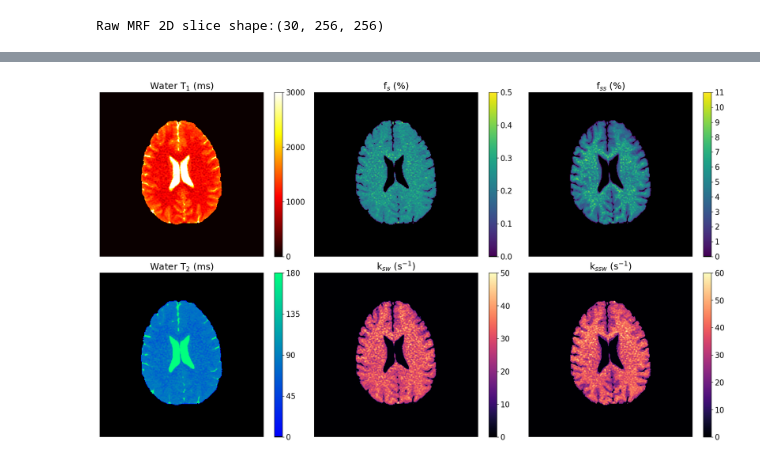
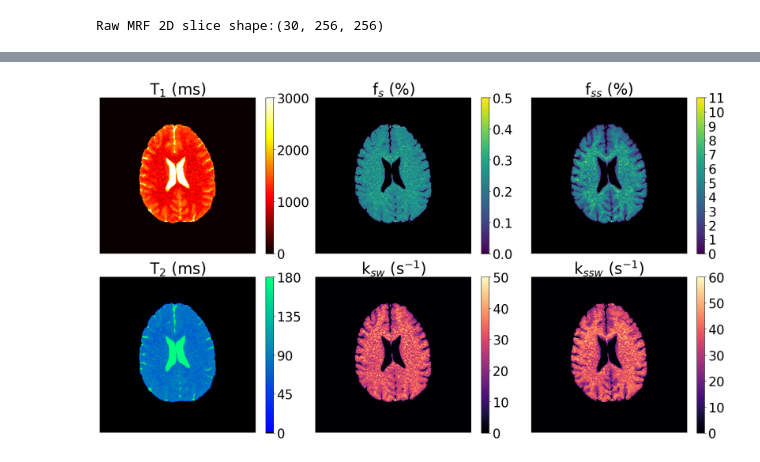
Before and after one commit to momentum-laboratory/molecular-mrf, a Jupyter notebook: human_example/inference.ipynb, the cells around one changed output, grey strips where cells are left out. Drawn from its saved outputs; the diff is of its cells as text; code cells hidden in the pictures.

```diff
--- a/human_example/inference.ipynb
+++ b/human_example/inference.ipynb
@@ -129,36 +129,36 @@ positions = {
     'Kssw': (1, 2)
 }
 
 
 plt.figure(figsize=(18,20))
 
-matplotlib.rc('xtick', labelsize=15)
-matplotlib.rc('ytick', labelsize=15)
-plt.rcParams.update({'font.size': 15})
+matplotlib.rc('xtick', labelsize=25)
+matplotlib.rc('ytick', labelsize=25)
+plt.rcParams.update({'font.size': 25})
 
 for i, param in enumerate(params):
     position = positions[param]
     plt.subplot2grid((4, 3), position)
     signal = quant_maps[param]
     title = param
     if param in ['T1w', 'T2w']:
-        title = 'Water ' + param[:1] + f'$_{{{param[1]}}}$' +' (ms)'
+        title = param[:1] + f'$_{{{param[1]}}}$' +' (ms)'
 
     if param in ['M0s', 'M0ss']:
         signal = signal * 100
         title = 'f' + f'$_{{{param[2:]}}}$' +' (%)'
     if param in ['Ksw', 'Kssw']:
         signal = signal
         title = param.lower()[:1] + f'$_{{{param[1:]}}}$' +' (s$^{-1}$)'
 
     plt.imshow(signal*mask, cmap=colormaps[param])
     plt.title(title)
     plt.colorbar(orientation='vertical', ticks=ticks[param])
     plt.clim(ranges[param])
     plt.axis('off')
 
 plt.tight_layout()
-plt.subplots_adjust(wspace=0.01, hspace=0.1)  # Adjust spacing between subplots
+plt.subplots_adjust(wspace=0.08, hspace=0.15)  # Adjust spacing between subplots
 plt.savefig('human_results.eps', format='eps')
 # %% [output]
-[figure, old version]
+[figure, new version]
```
Also changed, not shown: parts of 1 cell of this notebook, 5 other files.
